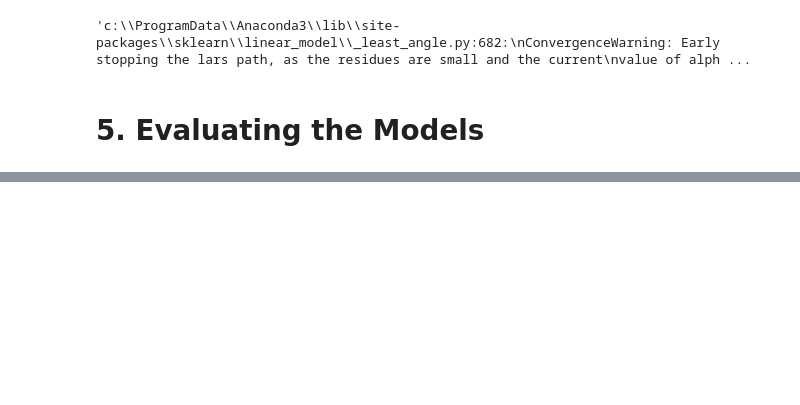
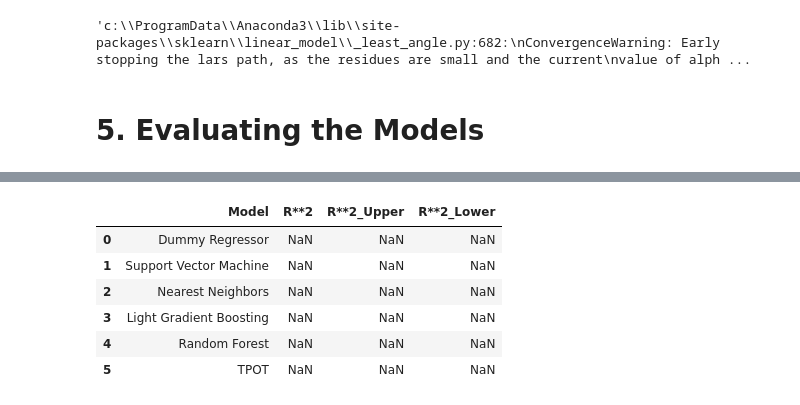
Before and after one commit to dmulysses/ml-regression-pkbhx, a Jupyter notebook: ml-regression-pkbhx.ipynb, the cells around one changed output, grey strips where cells are left out. Drawn from its saved outputs; the diff is of its cells as text; code cells hidden in the pictures; blank space fills up the shorter version.

```diff
--- a/ml-regression-pkbhx.ipynb
+++ b/ml-regression-pkbhx.ipynb
@@ -395,3 +470,13 @@ metrics
+# %%
+test_df
+# %% [output]
+|  | Model | R**2 | R**2_Upper | R**2_Lower |
+| 0 | Dummy Regressor | NaN | NaN | NaN |
+| 1 | Support Vector Machine | NaN | NaN | NaN |
+| 2 | Nearest Neighbors | NaN | NaN | NaN |
+| 3 | Light Gradient Boosting | NaN | NaN | NaN |
+| 4 | Random Forest | NaN | NaN | NaN |
+| 5 | TPOT | NaN | NaN | NaN |
 # %%
 fig, ax = plt.subplots(figsize=(5, 4))
 metrics.plot(kind='barh', ax=ax)
```
Also changed, not shown: parts of 25 cells of this notebook.
